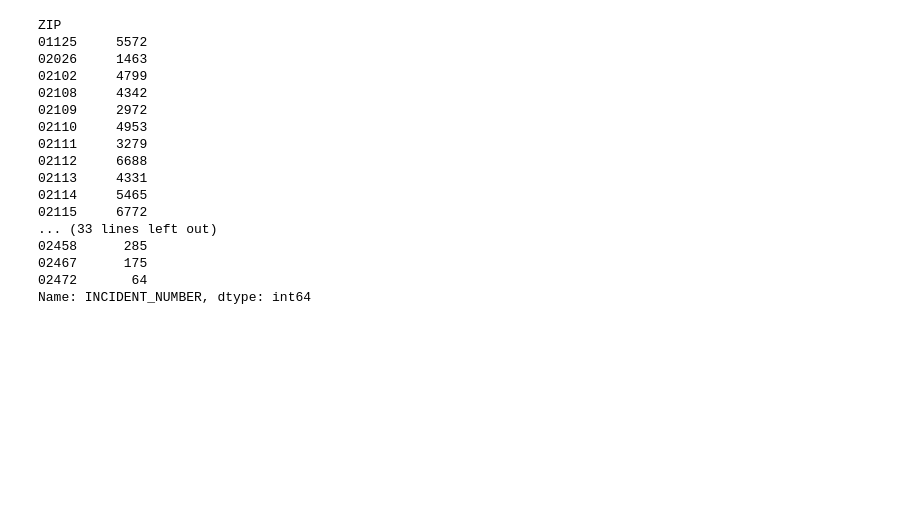
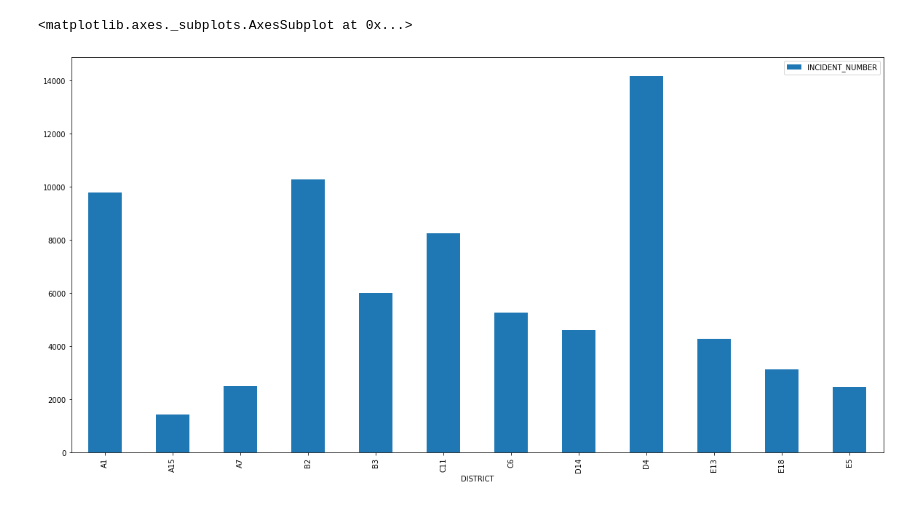
Before and after one commit to mitresh95/ImpactOfCrimeOnHousing, a Jupyter notebook: Project.ipynb, the cells around one changed output. Cells and saved outputs as stored; diff of their text form; code cells hidden in the pictures; blank space fills up the shorter version.

```diff
--- a/Project.ipynb
+++ b/Project.ipynb
@@ -263,20 +254,0 @@ crime_data['ZIP'] = crime_data.ZIP.apply(lambda x: replace_zip(x))
-# %%
-crime_data.groupby(['ZIP']).count()['INCIDENT_NUMBER']
-# %% [output]
-ZIP
-01125     5572
-02026     1463
-02102     4799
-02108     4342
-02109     2972
-02110     4953
-02111     3279
-02112     6688
-02113     4331
-02114     5465
-02115     6772
-... (33 lines left out)
-02458      285
-02467      175
-02472       64
-Name: INCIDENT_NUMBER, dtype: int64
@@ -284,0 +255,5 @@ crime_data.to_csv('crime_data_zip.csv')
+# %%
+pd.DataFrame(part_one_crime.groupby(['DISTRICT']).count()['INCIDENT_NUMBER']).plot.bar(figsize=(20,10))
+# %% [output]
+<matplotlib.axes._subplots.AxesSubplot at 0x...>
+[figure, added]
```
Also changed, not shown: parts of 17 cells of this notebook, 1 other file.
